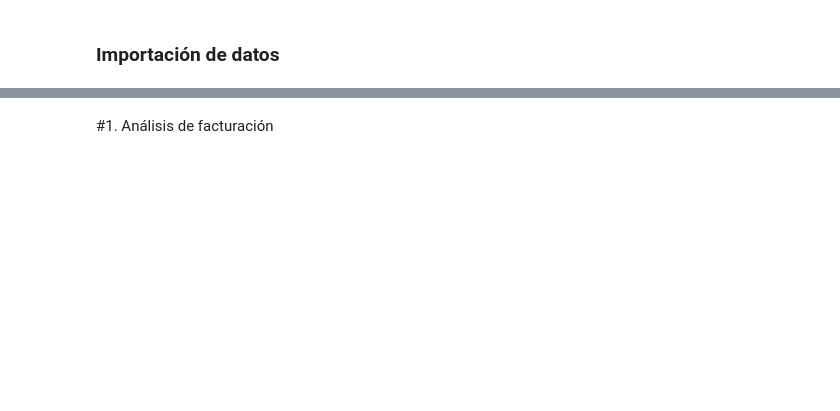
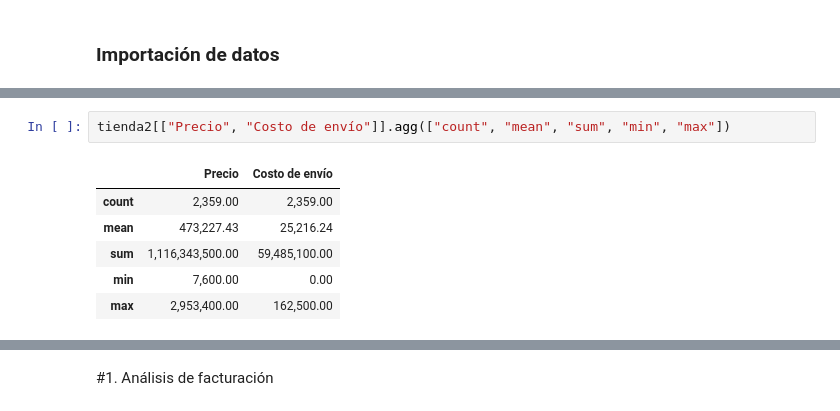
Before and after one commit to Near-o7/desafio1_dataScience, a Jupyter notebook: AluraStoreLatam.ipynb, the cells around one changed output, grey strips where cells are left out. Saved outputs shown, nothing was run; the diff lists cells and outputs as text; blank space fills up the shorter version.

```diff
--- a/AluraStoreLatam.ipynb
+++ b/AluraStoreLatam.ipynb
@@ -25,0 +37,9 @@ tienda.head()
+# %%
+tienda2[["Precio", "Costo de envío"]].agg(["count", "mean", "sum", "min", "max"])
+# %% [output]
+|  | Precio | Costo de envío |
+| count | 2,359.00 | 2,359.00 |
+| mean | 473,227.43 | 25,216.24 |
+| sum | 1,116,343,500.00 | 59,485,100.00 |
+| min | 7,600.00 | 0.00 |
+| max | 2,953,400.00 | 162,500.00 |
```
Also changed, not shown: parts of 7 cells of this notebook.
